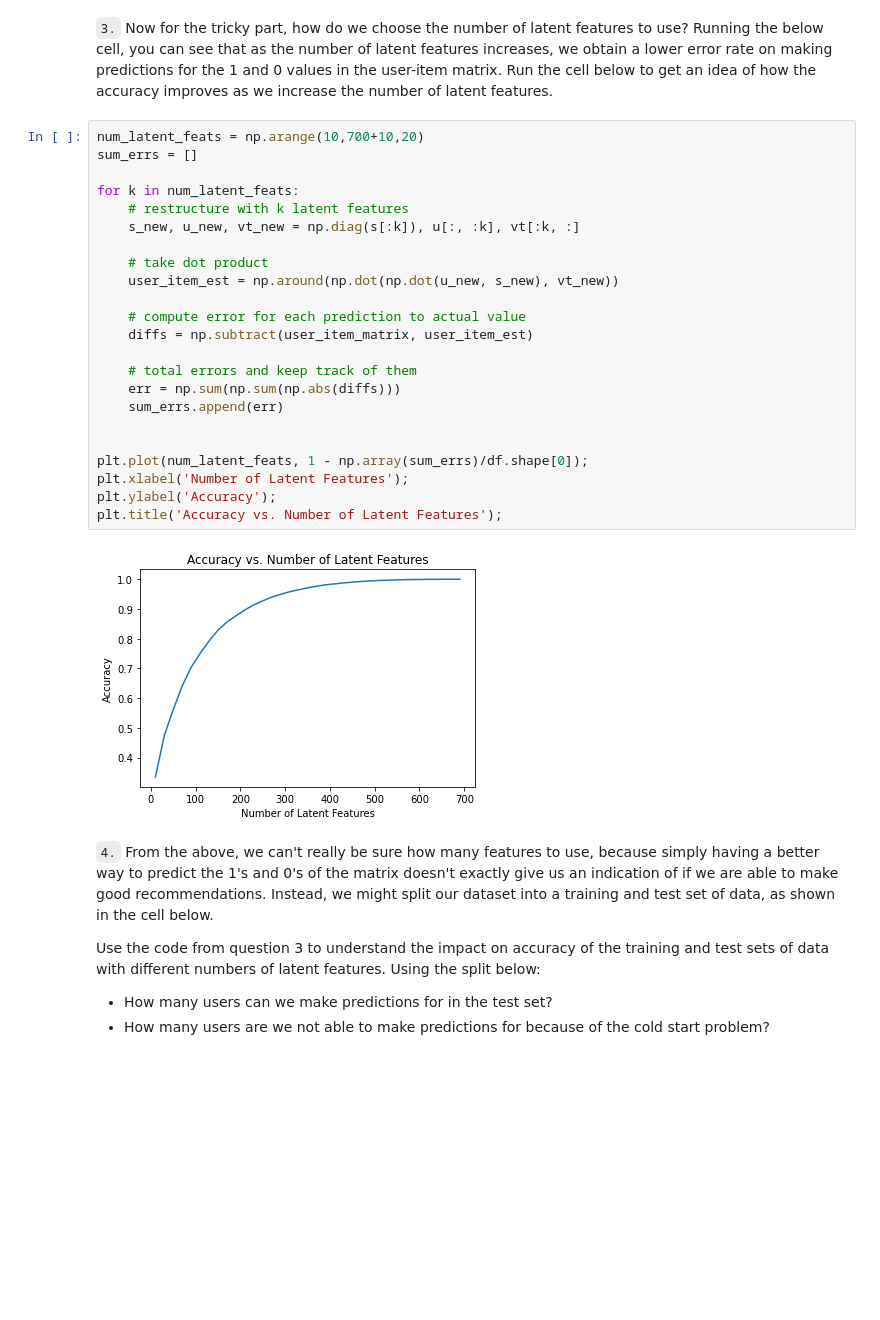
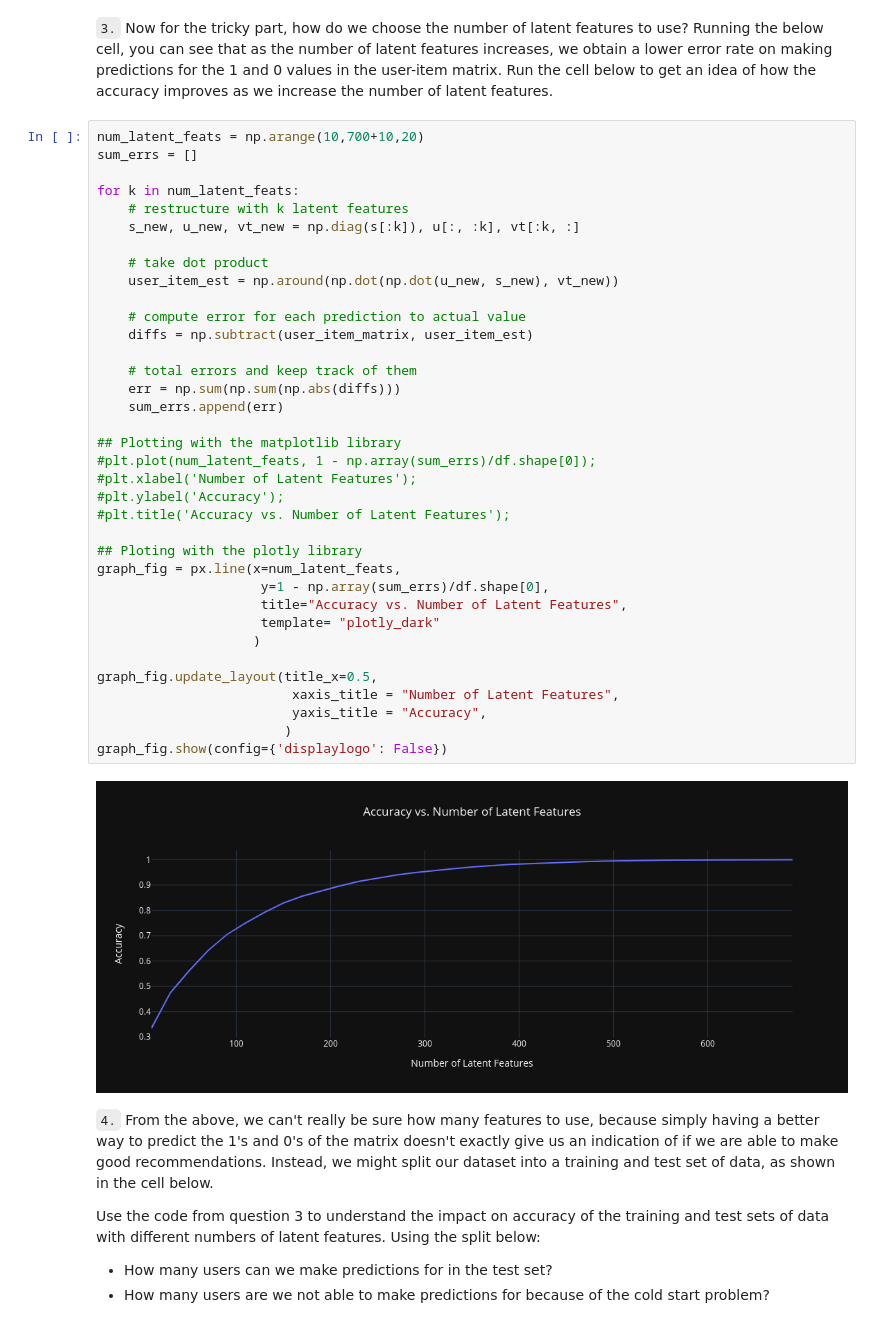
Before and after one commit to evansdoe/ibm-recommendation, a Jupyter notebook: Recommendations_with_IBM.ipynb, the cells around one changed output. Saved outputs shown, nothing was run; the diff lists cells and outputs as text; blank space fills up the shorter version.

Commit message:
refactor: Update Recommendations_with_IBM.ipynb
Comment out code that uses matplotlib functions and
replace them with code that uses functions from the
plotly library.

```diff
--- a/Recommendations_with_IBM.ipynb
+++ b/Recommendations_with_IBM.ipynb
@@ -891,28 +891,41 @@ u, s, vt = np.linalg.svd(user_item_matrix) # use the built in to get the three m
 # %%
 num_latent_feats = np.arange(10,700+10,20)
 sum_errs = []
 
 for k in num_latent_feats:
     # restructure with k latent features
     s_new, u_new, vt_new = np.diag(s[:k]), u[:, :k], vt[:k, :]
 
     # take dot product
     user_item_est = np.around(np.dot(np.dot(u_new, s_new), vt_new))
 
     # compute error for each prediction to actual value
     diffs = np.subtract(user_item_matrix, user_item_est)
 
     # total errors and keep track of them
     err = np.sum(np.sum(np.abs(diffs)))
     sum_errs.append(err)
 
+## Plotting with the matplotlib library
+#plt.plot(num_latent_feats, 1 - np.array(sum_errs)/df.shape[0]);
+#plt.xlabel('Number of Latent Features');
+#plt.ylabel('Accuracy');
+#plt.title('Accuracy vs. Number of Latent Features');
 
-plt.plot(num_latent_feats, 1 - np.array(sum_errs)/df.shape[0]);
-plt.xlabel('Number of Latent Features');
-plt.ylabel('Accuracy');
-plt.title('Accuracy vs. Number of Latent Features');
+## Ploting with the plotly library
+graph_fig = px.line(x=num_latent_feats,
+                     y=1 - np.array(sum_errs)/df.shape[0],
+                     title="Accuracy vs. Number of Latent Features",
+                     template= "plotly_dark"
+                    )
+
+graph_fig.update_layout(title_x=0.5,
+                         xaxis_title = "Number of Latent Features",
+                         yaxis_title = "Accuracy",
+                        )
+graph_fig.show(config={'displaylogo': False})
 # %% [output]
-[figure, old version]
+[figure, new version]
 # %% [markdown]
 `4.` From the above, we can't really be sure how many features to use, because simply having a better way to predict the 1's and 0's of the matrix doesn't exactly give us an indication of if we are able to make good recommendations.  Instead, we might split our dataset into a training and test set of data, as shown in the cell below.
 
```
Also changed, not shown: parts of 2 cells of this notebook.
